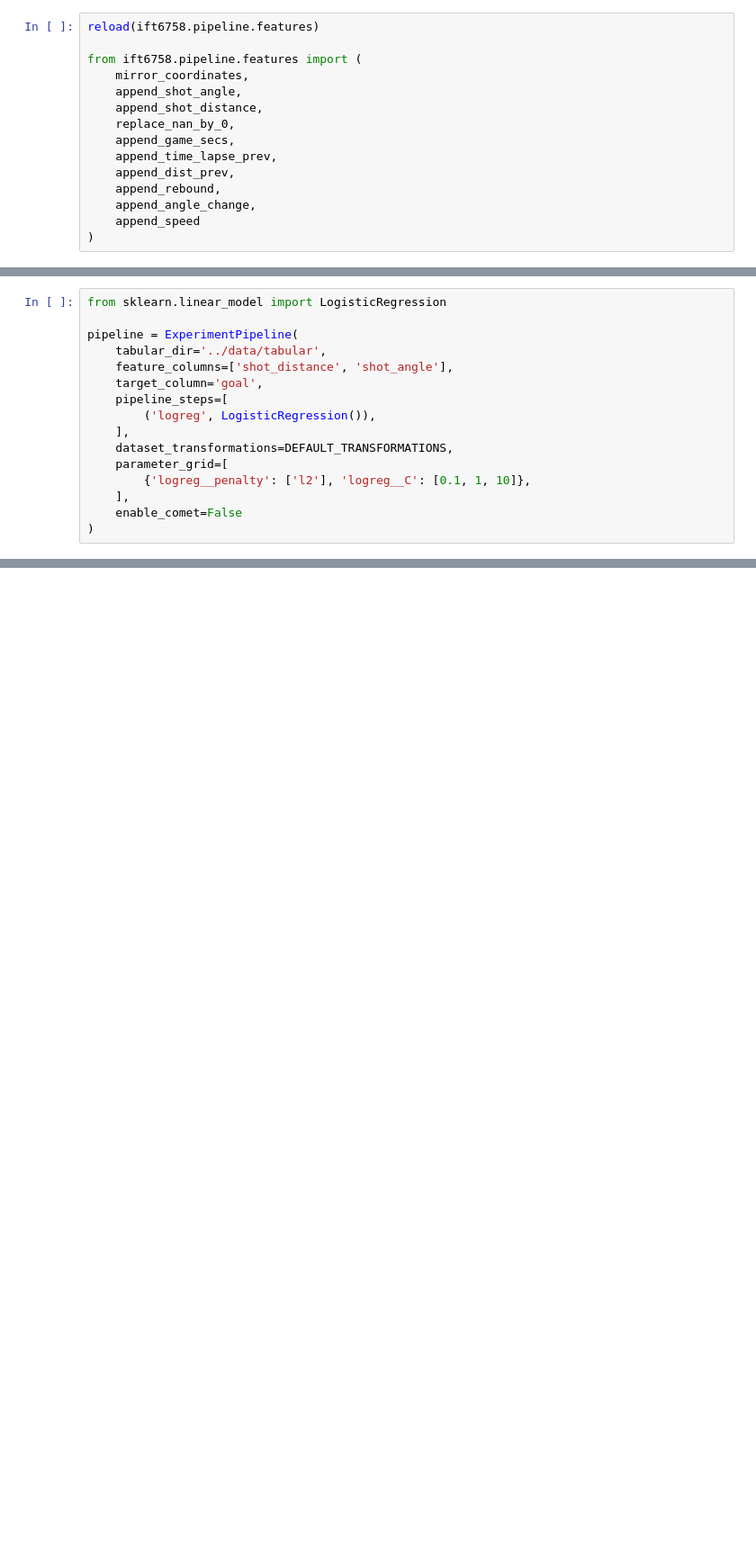
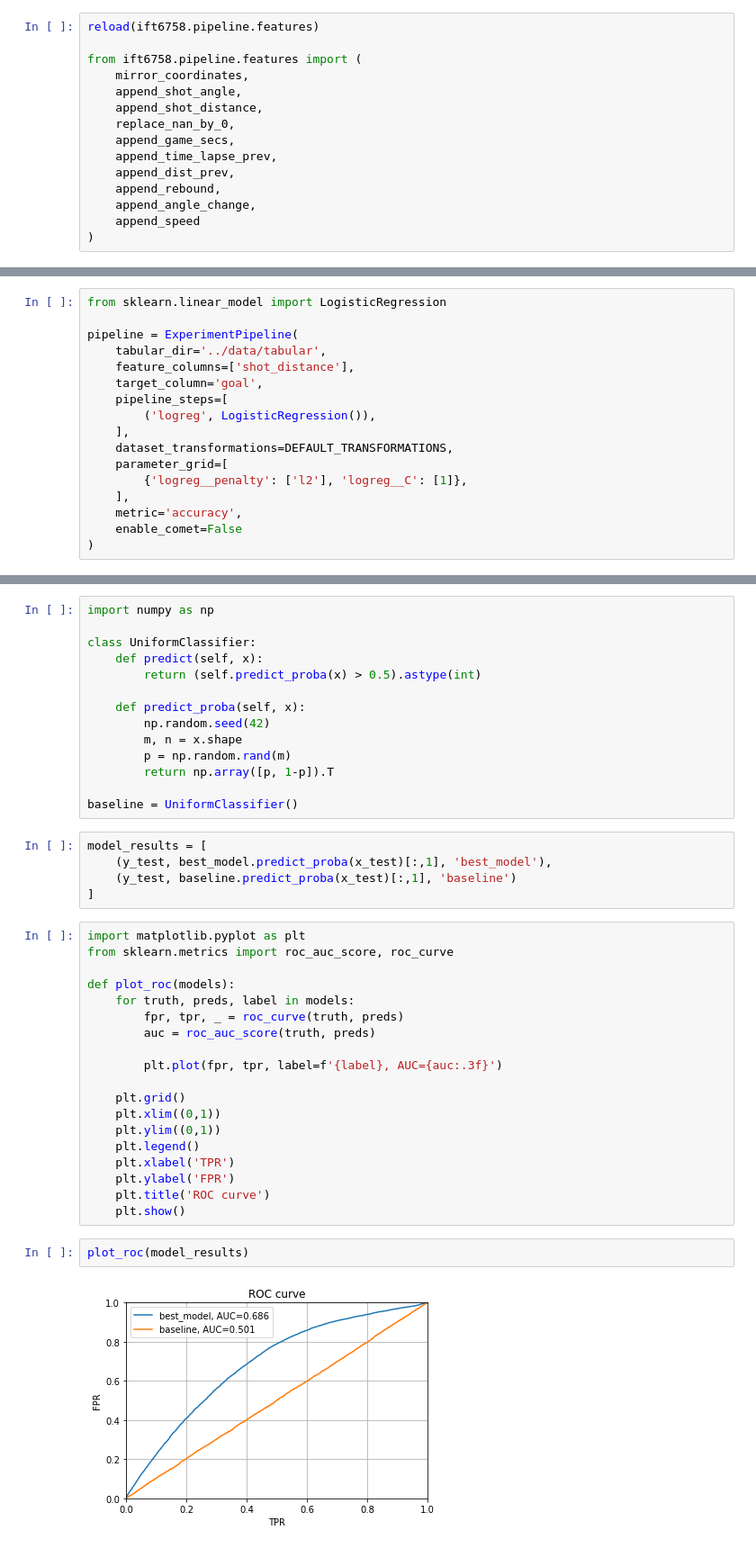
Before and after one commit to williamGlazer/IFT6758, a Jupyter notebook: notebooks/6.experiment_demo.ipynb, the cells around one changed output, grey strips where cells are left out. Shown: that part at 90% size. Drawn from its saved outputs; the diff is of its cells as text; blank space fills up the shorter version.

Commit message:
added final model example

```diff
--- a/notebooks/6.experiment_demo.ipynb
+++ b/notebooks/6.experiment_demo.ipynb
@@ -63,15 +67,16 @@ from sklearn.linear_model import LogisticRegression
 
 pipeline = ExperimentPipeline(
     tabular_dir='../data/tabular',
-    feature_columns=['shot_distance', 'shot_angle'],
+    feature_columns=['shot_distance'],
     target_column='goal',
     pipeline_steps=[
         ('logreg', LogisticRegression()),
     ],
     dataset_transformations=DEFAULT_TRANSFORMATIONS,
     parameter_grid=[
-        {'logreg__penalty': ['l2'], 'logreg__C': [0.1, 1, 10]},
+        {'logreg__penalty': ['l2'], 'logreg__C': [1]},
     ],
+    metric='accuracy',
     enable_comet=False
 )
 # %%
@@ -103,0 +114,42 @@ str(pipeline.grid.best_estimator_)
+# %%
+import numpy as np
+
+class UniformClassifier:
+    def predict(self, x):
+        return (self.predict_proba(x) > 0.5).astype(int)
+
+    def predict_proba(self, x):
+        np.random.seed(42)
+        m, n = x.shape
+        p = np.random.rand(m)
+        return np.array([p, 1-p]).T
+
+baseline = UniformClassifier()
+# %%
+model_results = [
+    (y_test, best_model.predict_proba(x_test)[:,1], 'best_model'),
+    (y_test, baseline.predict_proba(x_test)[:,1], 'baseline')
+]
+# %%
+import matplotlib.pyplot as plt
+from sklearn.metrics import roc_auc_score, roc_curve
+
+def plot_roc(models):
+    for truth, preds, label in models:
+        fpr, tpr, _ = roc_curve(truth, preds)
+        auc = roc_auc_score(truth, preds)
+
+        plt.plot(fpr, tpr, label=f'{label}, AUC={auc:.3f}')
+
+    plt.grid()
+    plt.xlim((0,1))
+    plt.ylim((0,1))
+    plt.legend()
+    plt.xlabel('TPR')
+    plt.ylabel('FPR')
+    plt.title('ROC curve')
+    plt.show()
+# %%
+plot_roc(model_results)
+# %% [output]
+[figure, added]
```
Also changed, not shown: parts of 23 cells of this notebook, 1 other file.
